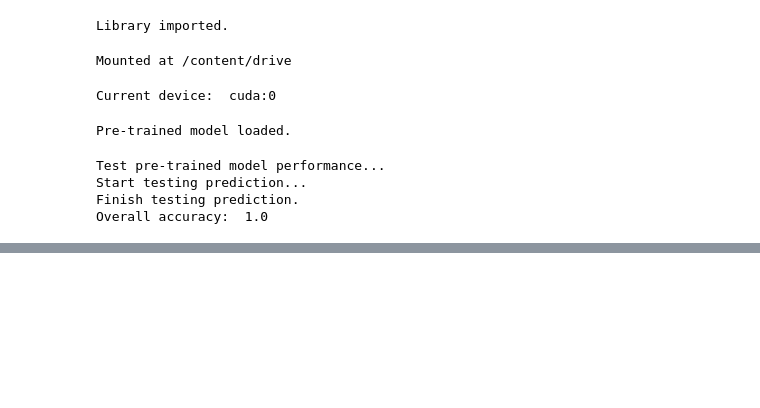
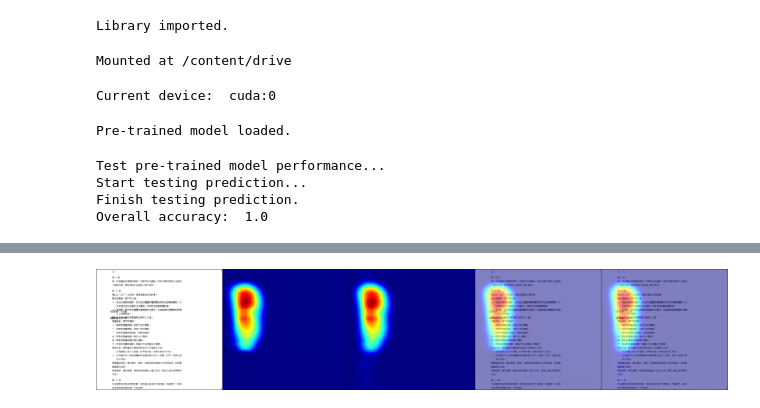
Before and after one commit to laurence-lin/Working-files, a Jupyter notebook: test_txt_cnn.ipynb, the cells around one changed output, grey strips where cells are left out. Drawn from its saved outputs; the diff is of its cells as text; code cells hidden in the pictures; blank space fills up the shorter version.

```diff
--- a/test_txt_cnn.ipynb
+++ b/test_txt_cnn.ipynb
@@ -79,6 +79,12 @@ def process_for_model(img):
   img = img.view(1, 3, 889, 929)
 
   return img
+
+pil_img = Image.open(overlap_path[1]).convert('RGB')
+torch_img = transforms.Compose([
+          transforms.ToTensor()
+          ])(pil_img).to(device)
+normed_torch_img = transforms.Normalize(0.456, 0.225)(torch_img)[None]
 # %% [output]
 Pre-trained model loaded.
 # %%
@@ -130,0 +144,29 @@ Overall accuracy:  1.0
+# %%
+from gradcam.utils import visualize_cam
+from gradcam import GradCAM, GradCAMpp
+from torchvision.utils import make_grid, save_image
+
+pre_model = pre_model.to(device).eval()
+
+model_config = dict(model_type='resnet', arch=pre_model, layer_name='layer4')
+
+cams = [[cls.from_config(**model_config) for cls in (GradCAM, GradCAMpp)]]
+
+img_path = overlap_path.copy()
+# feedforward image, calculate GradCAM and gather results
+images = []
+for gradcam, gradcam_pp in cams:
+
+  mask, _ = gradcam(normed_torch_img)
+  heatmap, result = visualize_cam(mask, torch_img)
+
+  mask_pp, _ = gradcam_pp(normed_torch_img)
+  heatmap_pp, result_pp = visualize_cam(mask_pp, torch_img)
+
+  images.extend([torch_img.cpu(), heatmap, heatmap_pp, result, result_pp])
+
+grid_image = make_grid(images, nrow=5)
+# %%
+transforms.ToPILImage()(grid_image)
+# %% [output]
+[figure, added]
```
Also changed, not shown: parts of 3 cells of this notebook.
